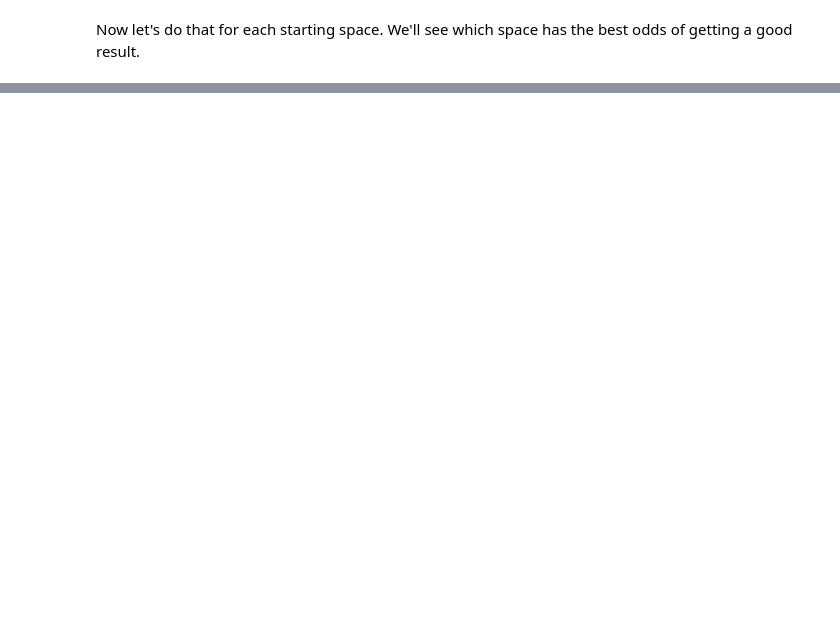
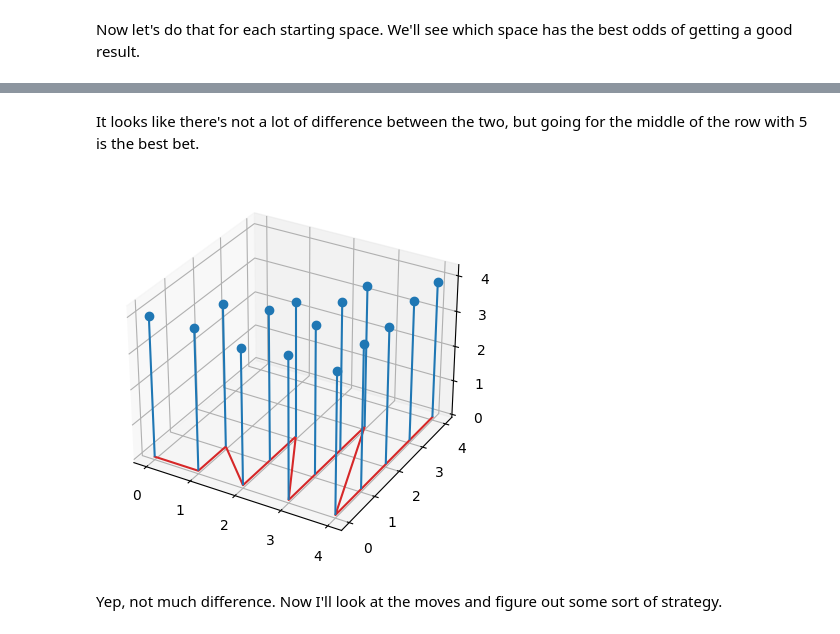
Before and after one commit to jakeb245/phys441, a Jupyter notebook: Assignments/final_project.ipynb, the cells around one changed output, grey strips where cells are left out. Cells and saved outputs as stored; diff of their text form; code cells hidden in the pictures; blank space fills up the shorter version.

```diff
--- a/Assignments/final_project.ipynb
+++ b/Assignments/final_project.ipynb
@@ -261,0 +286,20 @@ print(pegs)
+# %% [markdown]
+It looks like there's not a lot of difference between the two, but going for the middle of the row with 5 is the best bet.
+# %%
+x = []
+y= []
+avgs = []
+
+for p, avg in pegs.items():
+    x.append(p[0])
+    y.append(p[1])
+    avgs.append(avg)
+
+fig, ax = plt.subplots(subplot_kw=dict(projection='3d'))
+ax.stem(x, y, avgs)
+
+plt.show()
+# %% [output]
+[figure, added]
+# %% [markdown]
+Yep, not much difference. Now I'll look at the moves and figure out some sort of strategy.
```
Also changed, not shown: parts of 6 cells of this notebook.
